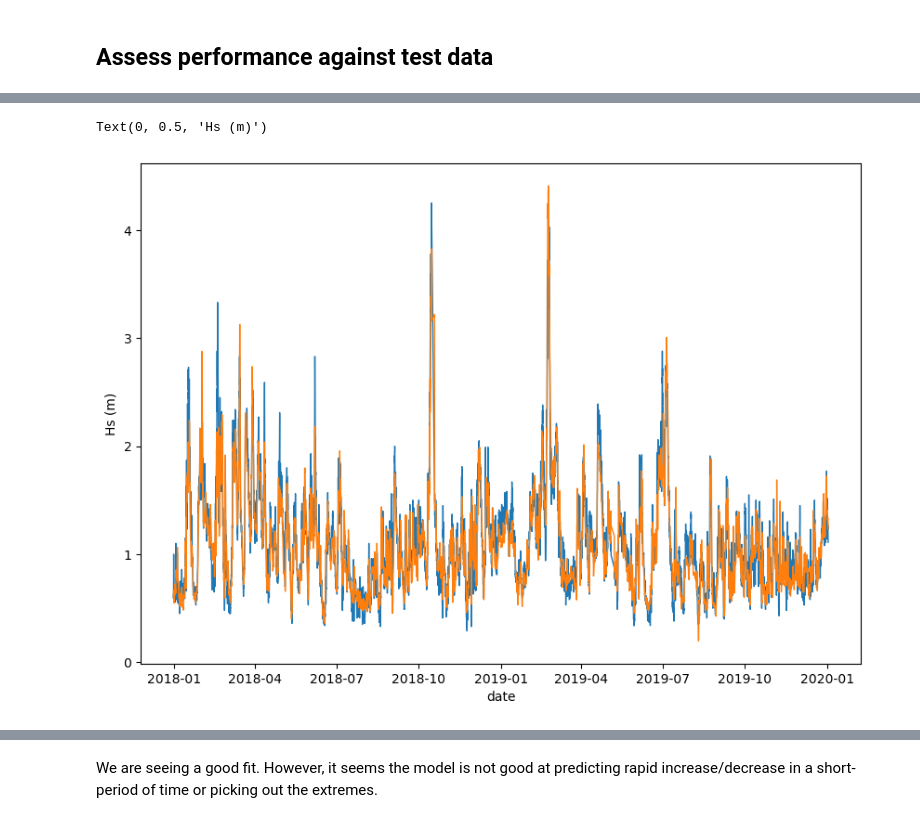
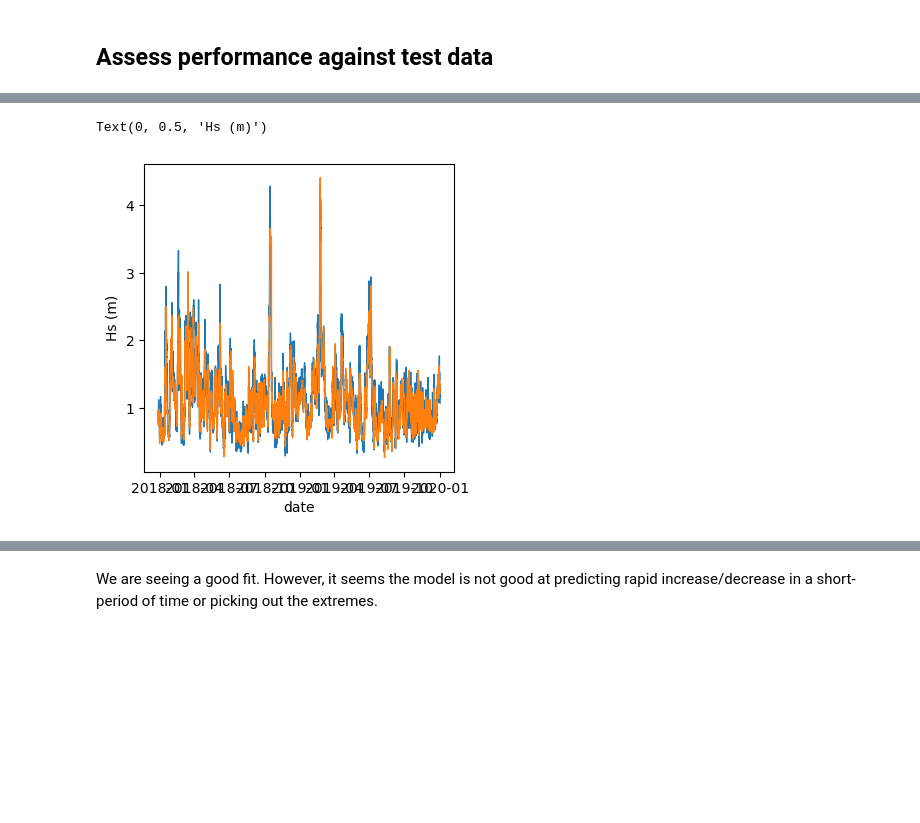
Before and after one commit to DrakonianMight/ML_1dSpec, a Jupyter notebook: notebooks/torch_toObs_Spec1D_v2.ipynb, the cells around one changed output, grey strips where cells are left out. Drawn from its saved outputs; the diff is of its cells as text; code cells hidden in the pictures; blank space fills up the shorter version.

```diff
--- a/notebooks/torch_toObs_Spec1D_v2.ipynb
+++ b/notebooks/torch_toObs_Spec1D_v2.ipynb
@@ -81,0 +190,4 @@ merged_df = merged_df.sort_index()
+# %%
+mycolumns = ['hs','hs_tgt','hmax','hmax_tgt','tp','tp_tgt','tm02','tz_tgt','dpm','dp_tgt']
+sublists = [[mycolumns[i], mycolumns[i+1]] for i in range(0, len(mycolumns), 2)]
+sublists
@@ -149,7 +314,7 @@ merged_df['hs+24'] = merged_df['hs'].shift(24)
 # %%
 #merged_df.dropna(inplace = True)
 # %%
-merged_df = merged_df.iloc[::2, :] #make 3 hourly
+#merged_df = merged_df.iloc[::2, :] #make 3 hourly
 # %%
 len(merged_df)
 # %% [output]
@@ -186,7 +349,8 @@ features_col = ['0.035', '0.0385', '0.042349998', '0.046585', '0.051243503',
        '0.090780996', '0.099859096', '0.10984501', '0.120829515', '0.13291247',
        '0.14620373', '0.1608241', '0.17690653', '0.19459718', '0.21405691',
        '0.2354626', '0.25900885', '0.28490975', '0.31340075', '0.3447408',
-       '0.37921488', '0.4171364', '0.45885003', '0.50473505','tm02','dm_sin','hour_sin', 'hs','hmax']
+       '0.37921488', '0.4171364',  '0.45885003', '0.50473505', 'dm_sa_sin','dm_sw_sin']
+#'dm_sa_sin','dm_sw_sin','hour_sin','hs','hs_sw','hs_sa','tp'
 # %%
 labels_col = ['hs_tgt']
 # %%
@@ -198,7 +362,7 @@ from sklearn.model_selection import train_test_split
 # %%
 from sklearn.model_selection import TimeSeriesSplit
 # %%
-T = 20                   #Number of timesteps to look while predicting
+T = 12                   #Number of timesteps to look while predicting
 D = features.shape[1]   #Dimensionality of the input
 N = len(features) - T
 print(f'Dimensions are {T} × {D} × {N}')
@@ -424,10 +582,10 @@ plot_df.head(5)
 # %%
-fig = plt.figure(figsize = (10, 7))
+fig = plt.figure(figsize = (4, 4))
 plt.plot(plot_df[labels_col], label='Actual Hs', linewidth=1)
 plt.plot(plot_df['prediction'], label='One-step Prediction', linewidth=1)
 plt.xlabel('date')
 plt.ylabel('Hs (m)')
 # %% [output]
 Text(0, 0.5, 'Hs (m)')
-[figure, old version]
+[figure, new version]
 # %%
```
Also changed, not shown: parts of 53 cells of this notebook, 17 other files.
